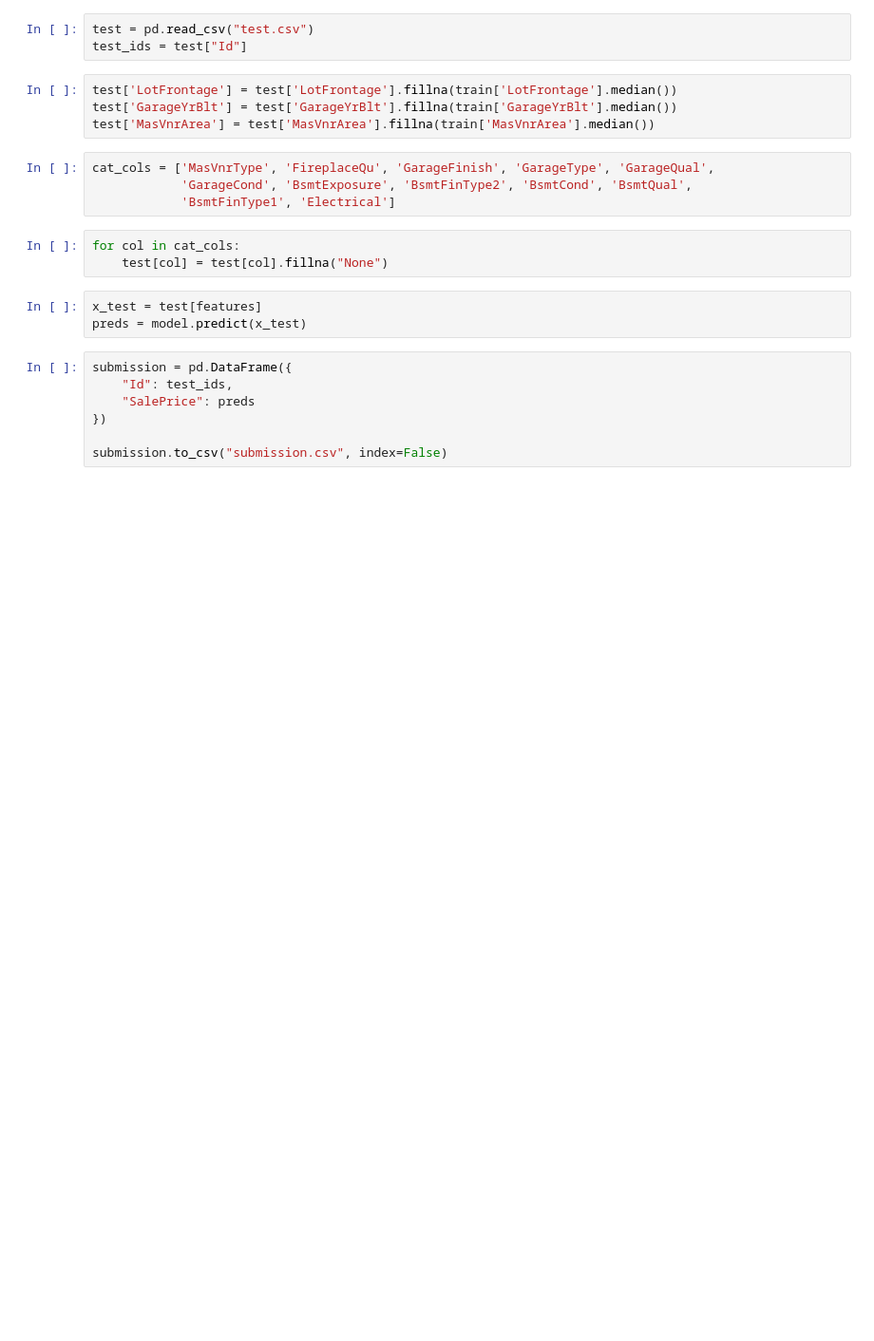
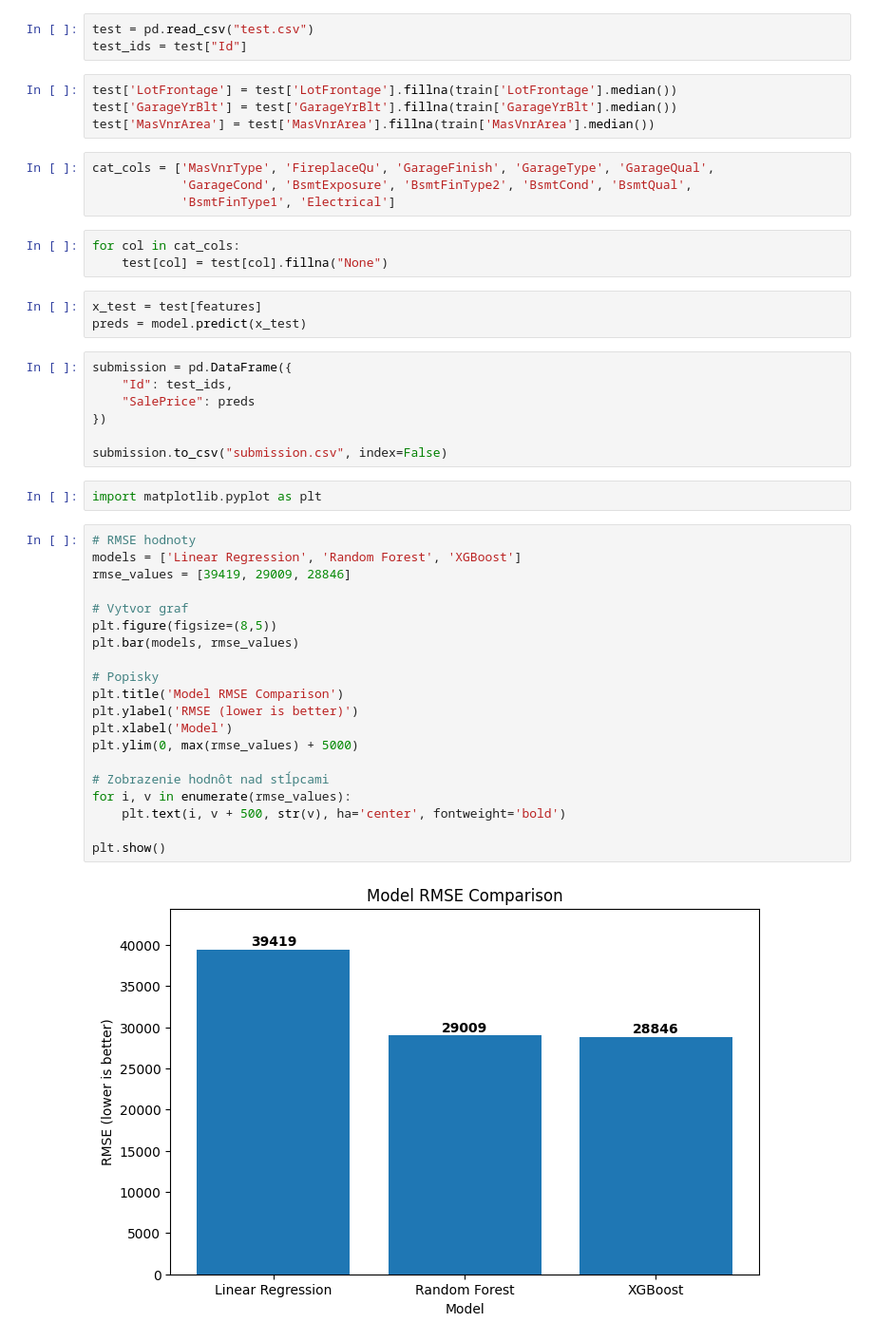
Before and after one commit to dddejvo/house-price-prediction, a Jupyter notebook: house_pricing.ipynb, the cells around one changed output. Shown at 95% size. Cells and saved outputs as stored; diff of their text form; blank space fills up the shorter version.

Commit message:
Update with visualization

```diff
--- a/house_pricing.ipynb
+++ b/house_pricing.ipynb
@@ -292,3 +294,27 @@ submission = pd.DataFrame({
 })
 
 submission.to_csv("submission.csv", index=False)
+# %%
+import matplotlib.pyplot as plt
+# %%
+# RMSE hodnoty
+models = ['Linear Regression', 'Random Forest', 'XGBoost']
+rmse_values = [39419, 29009, 28846]
+
+# Vytvor graf
+plt.figure(figsize=(8,5))
+plt.bar(models, rmse_values)
+
+# Popisky
+plt.title('Model RMSE Comparison')
+plt.ylabel('RMSE (lower is better)')
+plt.xlabel('Model')
+plt.ylim(0, max(rmse_values) + 5000)
+
+# Zobrazenie hodnôt nad stĺpcami
+for i, v in enumerate(rmse_values):
+    plt.text(i, v + 500, str(v), ha='center', fontweight='bold')
+
+plt.show()
+# %% [output]
+[figure, added]
```
Also changed, not shown: parts of 3 cells of this notebook.
